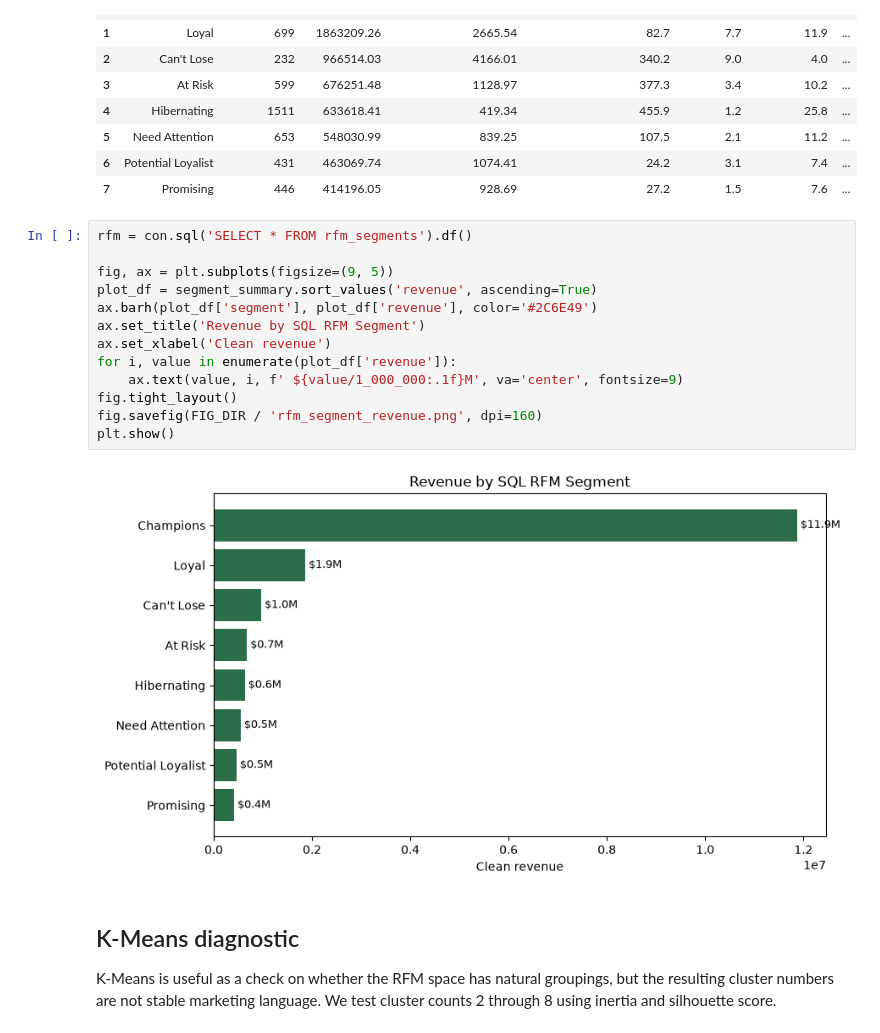
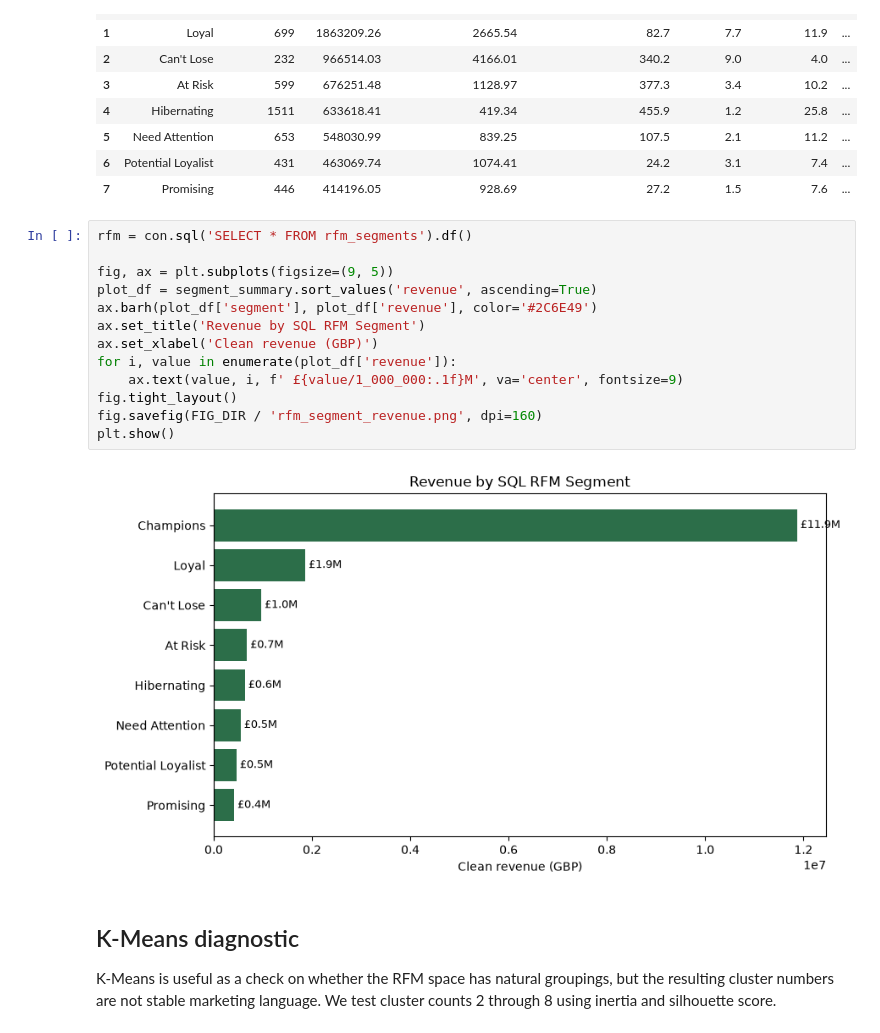
Before and after one commit to KyleZ8/retail-customer-analytics, a Jupyter notebook: notebooks/03_segmentation.ipynb, the cells around one changed output. Cells and saved outputs as stored; diff of their text form.

Commit message:
fix: label retail revenue in gbp

```diff
--- a/notebooks/03_segmentation.ipynb
+++ b/notebooks/03_segmentation.ipynb
@@ -44,18 +44,18 @@ segment_summary
 # %%
 rfm = con.sql('SELECT * FROM rfm_segments').df()
 
 fig, ax = plt.subplots(figsize=(9, 5))
 plot_df = segment_summary.sort_values('revenue', ascending=True)
 ax.barh(plot_df['segment'], plot_df['revenue'], color='#2C6E49')
 ax.set_title('Revenue by SQL RFM Segment')
-ax.set_xlabel('Clean revenue')
+ax.set_xlabel('Clean revenue (GBP)')
 for i, value in enumerate(plot_df['revenue']):
-    ax.text(value, i, f' ${value/1_000_000:.1f}M', va='center', fontsize=9)
+    ax.text(value, i, f' £{value/1_000_000:.1f}M', va='center', fontsize=9)
 fig.tight_layout()
 fig.savefig(FIG_DIR / 'rfm_segment_revenue.png', dpi=160)
 plt.show()
 # %% [output]
-[figure, old version]
+[figure, new version]
 # %% [markdown]
 ## K-Means diagnostic
 
```
Also changed, not shown: 14 other files.
